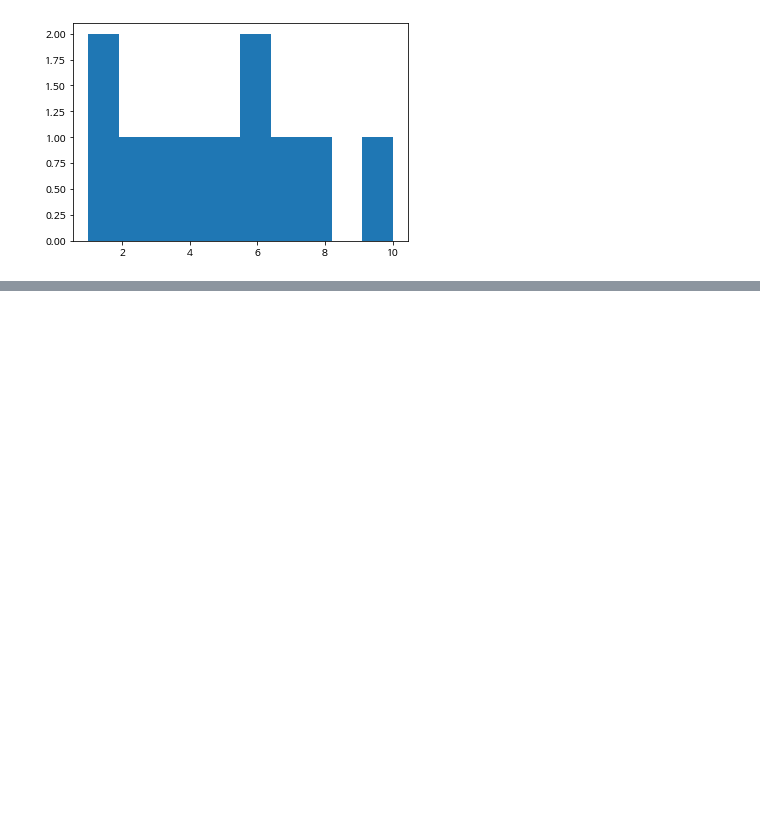
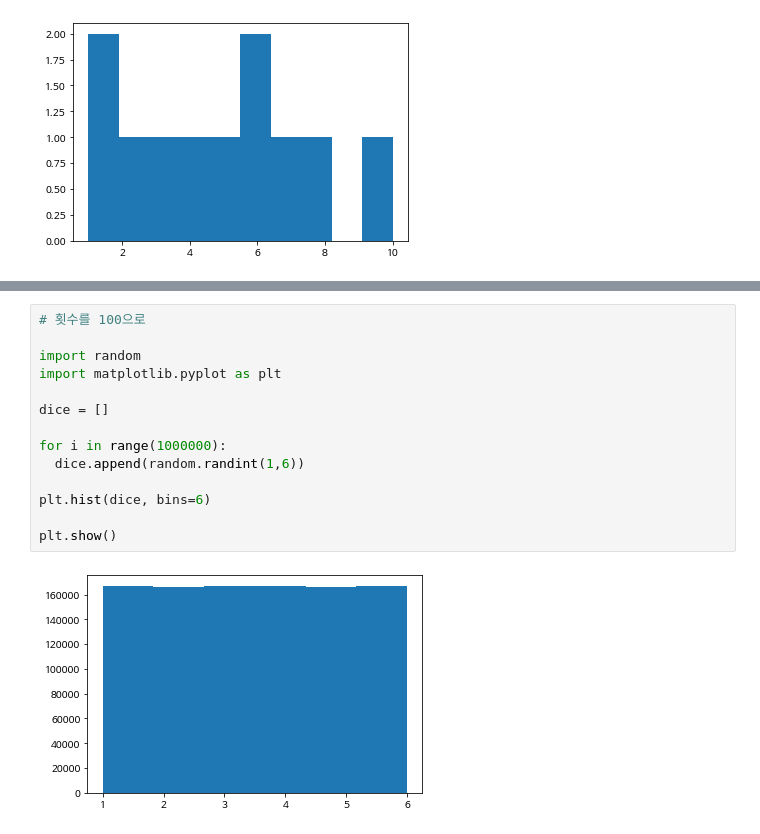
Before and after one commit to taesamja/AIpython, a Jupyter notebook: 모두의데이터분석.ipynb, the cells around one changed output, grey strips where cells are left out. Drawn from its saved outputs; the diff is of its cells as text; blank space fills up the shorter version.

```diff
--- a/모두의데이터분석.ipynb
+++ b/모두의데이터분석.ipynb
@@ -587,0 +624,16 @@ print(random.randint(1,6))
+# %%
+# 횟수를 100으로
+
+import random
+import matplotlib.pyplot as plt
+
+dice = []
+
+for i in range(1000000):
+  dice.append(random.randint(1,6))
+
+plt.hist(dice, bins=6)
+
+plt.show()
+# %% [output]
+[figure, added]
```
Also changed, not shown: parts of 19 cells of this notebook.
